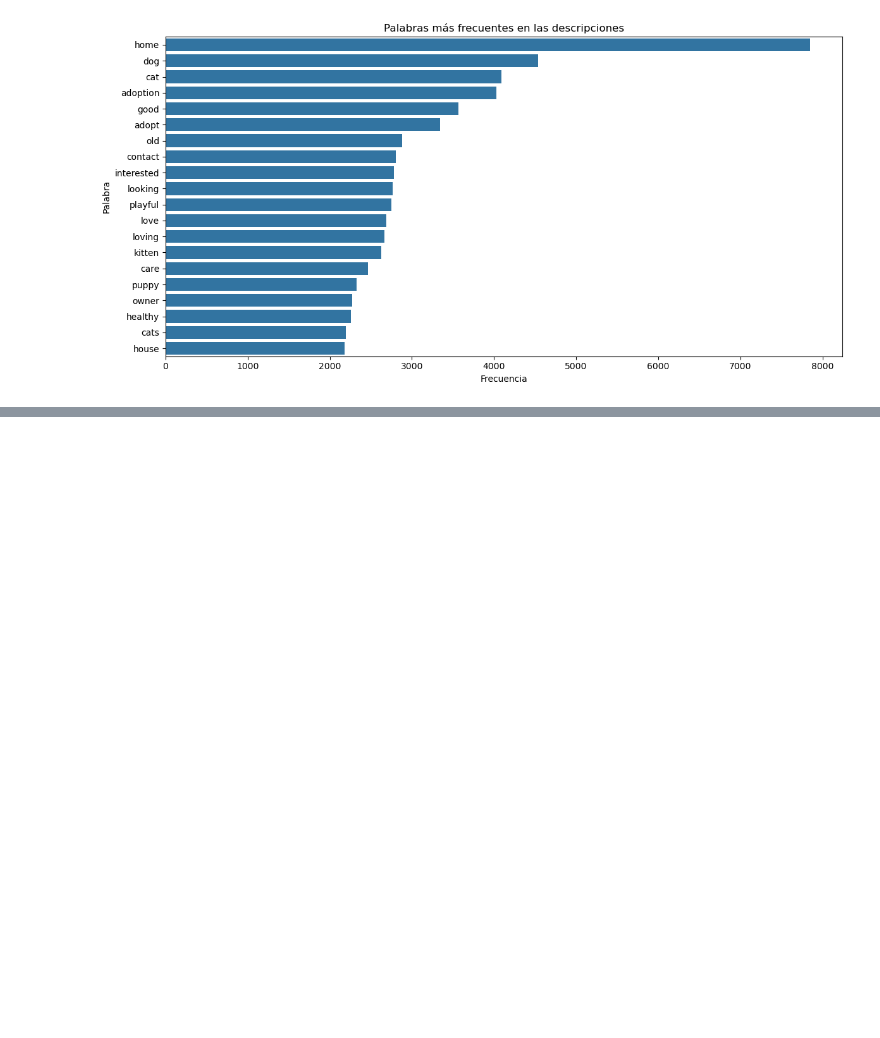
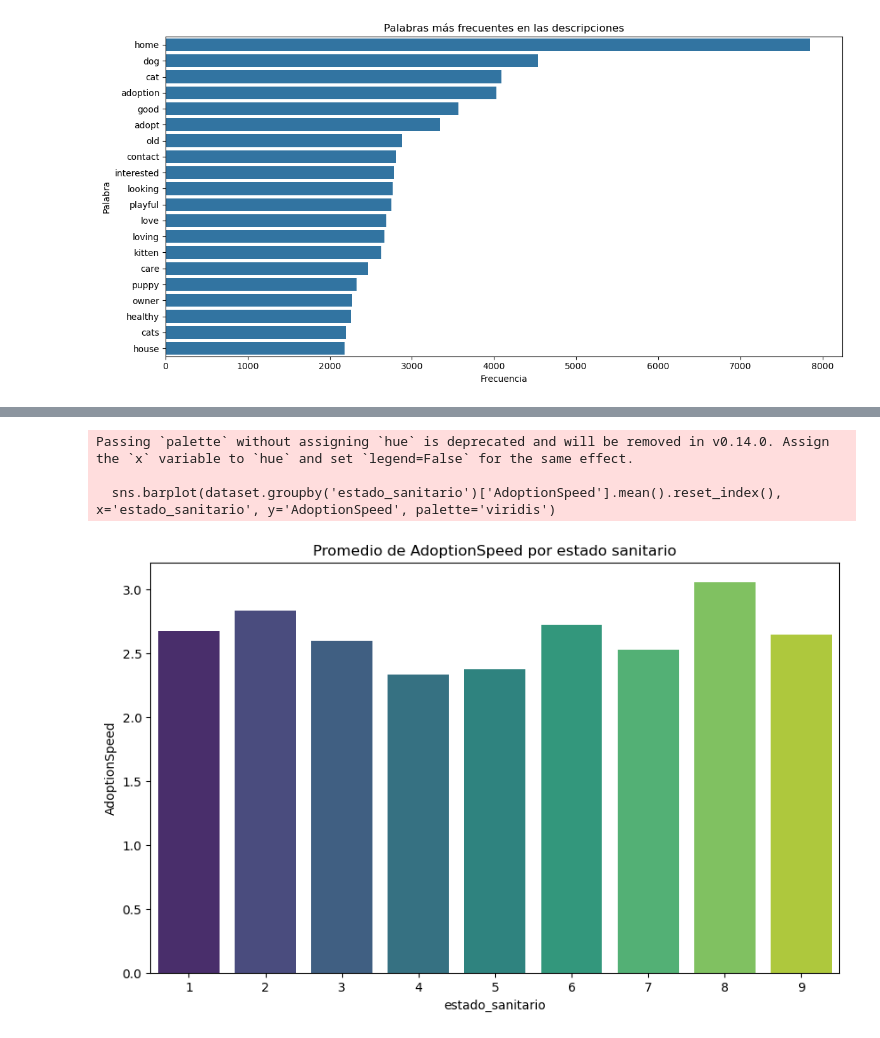
Before and after one commit to AdrianDVnqn/UA_MDM_Labo2_Grupo12, a Jupyter notebook: analisis_nulls.ipynb, the cells around one changed output, grey strips where cells are left out. Cells and saved outputs as stored; diff of their text form; code cells hidden in the pictures; blank space fills up the shorter version.

```diff
--- a/analisis_nulls.ipynb
+++ b/analisis_nulls.ipynb
@@ -270,0 +553,3 @@ plt.show()
+# %%
+dataset['estado_sanitario'] = dataset.apply(lambda row: estado_sanitario(row['Vaccinated'], row['Dewormed']), axis=1)
+dataset[['Vaccinated', 'Dewormed', 'estado_sanitario']].head(10)
@@ -270,0 +607,10 @@ plt.show()
+# %%
+dataset.groupby('estado_sanitario')['AdoptionSpeed'].mean().reset_index()
+plt.figure(figsize=(10, 6))
+sns.barplot(dataset.groupby('estado_sanitario')['AdoptionSpeed'].mean().reset_index(), x='estado_sanitario', y='AdoptionSpeed', palette='viridis')
+plt.title('Promedio de AdoptionSpeed por estado sanitario');
+# %% [output]
+Passing `palette` without assigning `hue` is deprecated and will be removed in v0.14.0. Assign the `x` variable to `hue` and set `legend=False` for the same effect.
+
+  sns.barplot(dataset.groupby('estado_sanitario')['AdoptionSpeed'].mean().reset_index(), x='estado_sanitario', y='AdoptionSpeed', palette='viridis')
+[figure, added]
```
Also changed, not shown: parts of 30 cells of this notebook.
